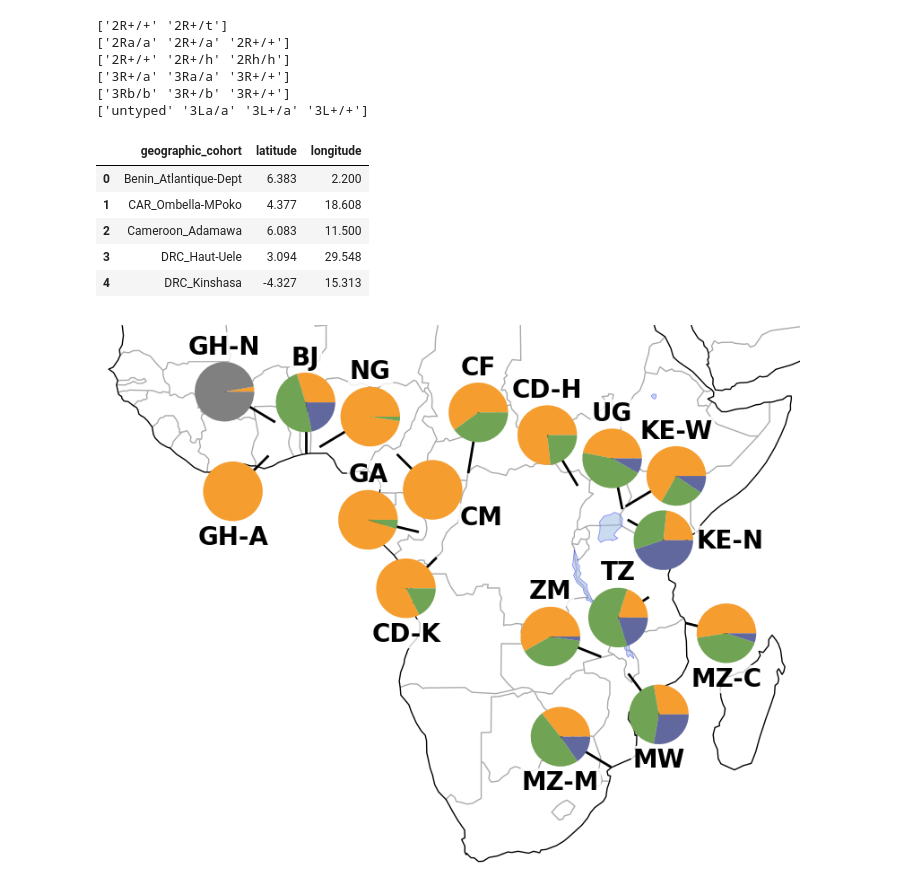
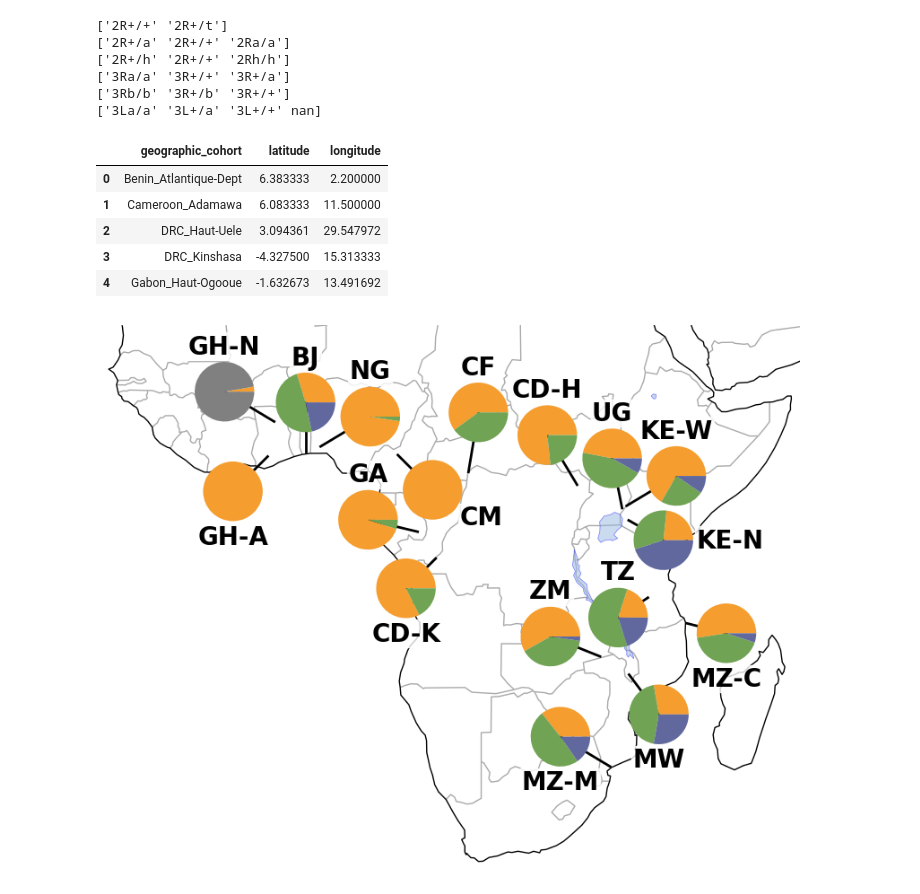
Before and after one commit to malariagen/funestus_popgen_ms, a Jupyter notebook: analysis/plot_maps/plot_maps.ipynb, the cells around one changed output. Drawn from its saved outputs; the diff is of its cells as text; code cells hidden in the pictures.

```diff
--- a/analysis/plot_maps/plot_maps.ipynb
+++ b/analysis/plot_maps/plot_maps.ipynb
@@ -9,14 +9,15 @@ from cartopy.io.img_tiles import OSM, GoogleTiles
 from matplotlib.patches import Circle
 # %%
 meta = pd.read_csv("../../metadata/supp1_tab2.csv")
+meta = meta.loc[meta.subset_3=='Y']
 # %%
 #overview of karyotypes:
 for inv in ['2Rt', '2Ra', '2Rh', '3Ra', '3Rb', '3La']:
     print(meta[f'karyotype_{inv}'].unique())
 # %% [output]
 ['2R+/+' '2R+/t']
-['2Ra/a' '2R+/a' '2R+/+']
-['2R+/+' '2R+/h' '2Rh/h']
-['3R+/a' '3Ra/a' '3R+/+']
+['2R+/a' '2R+/+' '2Ra/a']
+['2R+/h' '2R+/+' '2Rh/h']
+['3Ra/a' '3R+/+' '3R+/a']
 ['3Rb/b' '3R+/b' '3R+/+']
-['untyped' '3La/a' '3L+/a' '3L+/+']
+['3La/a' '3L+/a' '3L+/+' nan]
@@ -43,13 +24,13 @@ codedict = dict({
 # %%
-coords = pd.DataFrame(meta.groupby('geographic_cohort')['latitude', 'longitude'].mean()).reset_index().rename({'index': 'geographic_cohort'})
+coords = pd.DataFrame(meta.groupby('geographic_cohort')[['latitude', 'longitude']].mean()).reset_index().rename({'index': 'geographic_cohort'})
 coords.head()
 # %% [output]
 |  | geographic_cohort | latitude | longitude |
-| 0 | Benin_Atlantique-Dept | 6.383 | 2.200 |
-| 1 | CAR_Ombella-MPoko | 4.377 | 18.608 |
-| 2 | Cameroon_Adamawa | 6.083 | 11.500 |
-| 3 | DRC_Haut-Uele | 3.094 | 29.548 |
-| 4 | DRC_Kinshasa | -4.327 | 15.313 |
+| 0 | Benin_Atlantique-Dept | 6.383333 | 2.200000 |
+| 1 | Cameroon_Adamawa | 6.083333 | 11.500000 |
+| 2 | DRC_Haut-Uele | 3.094361 | 29.547972 |
+| 3 | DRC_Kinshasa | -4.327500 | 15.313333 |
+| 4 | Gabon_Haut-Ogooue | -1.632673 | 13.491692 |
 # %%
 def prep_freq_df(meta, coords, inv):
     fdict = dict({
```
Also changed, not shown: parts of 2 cells of this notebook.
